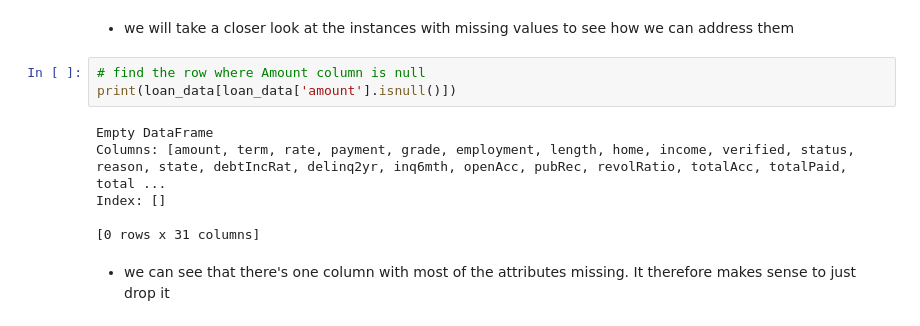
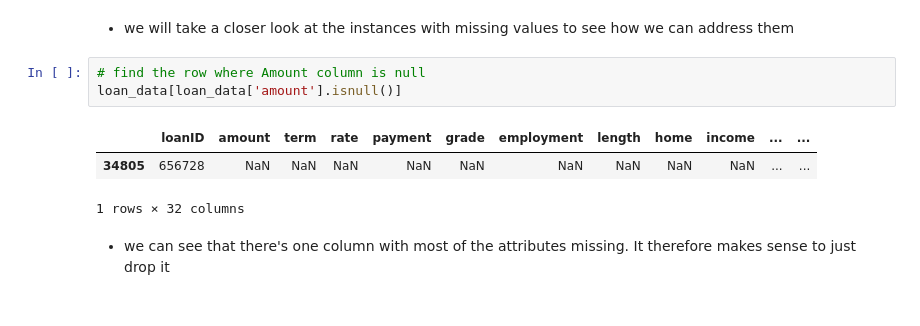
Before and after one commit to AlbertHunduza/Loan-Default-AI, a Jupyter notebook: Exploratory_Data_Analysis.ipynb, the cells around one changed output. Cells and saved outputs as stored; diff of their text form.

```diff
--- a/Exploratory_Data_Analysis.ipynb
+++ b/Exploratory_Data_Analysis.ipynb
@@ -78,13 +78,11 @@ dtype: int64
 * we will take a closer look at the instances with missing values to see how we can address them
 # %%
 # find the row where Amount column is null
-print(loan_data[loan_data['amount'].isnull()])
+loan_data[loan_data['amount'].isnull()]
 # %% [output]
+|  | loanID | amount | term | rate | payment | grade | employment | length | home | income | ... | ... |
+| 34805 | 656728 | NaN | NaN | NaN | NaN | NaN | NaN | NaN | NaN | NaN | ... | ... |
-Empty DataFrame
-Columns: [amount, term, rate, payment, grade, employment, length, home, income, verified, status, reason, state, debtIncRat, delinq2yr, inq6mth, openAcc, pubRec, revolRatio, totalAcc, totalPaid, total ...
-Index: []
-
-[0 rows x 31 columns]
+1 rows × 32 columns
 # %% [markdown]
 * we can see that there's one column with most of the attributes missing. It therefore makes sense to just drop it
 # %%
```
Also changed, not shown: parts of 16 cells of this notebook.
